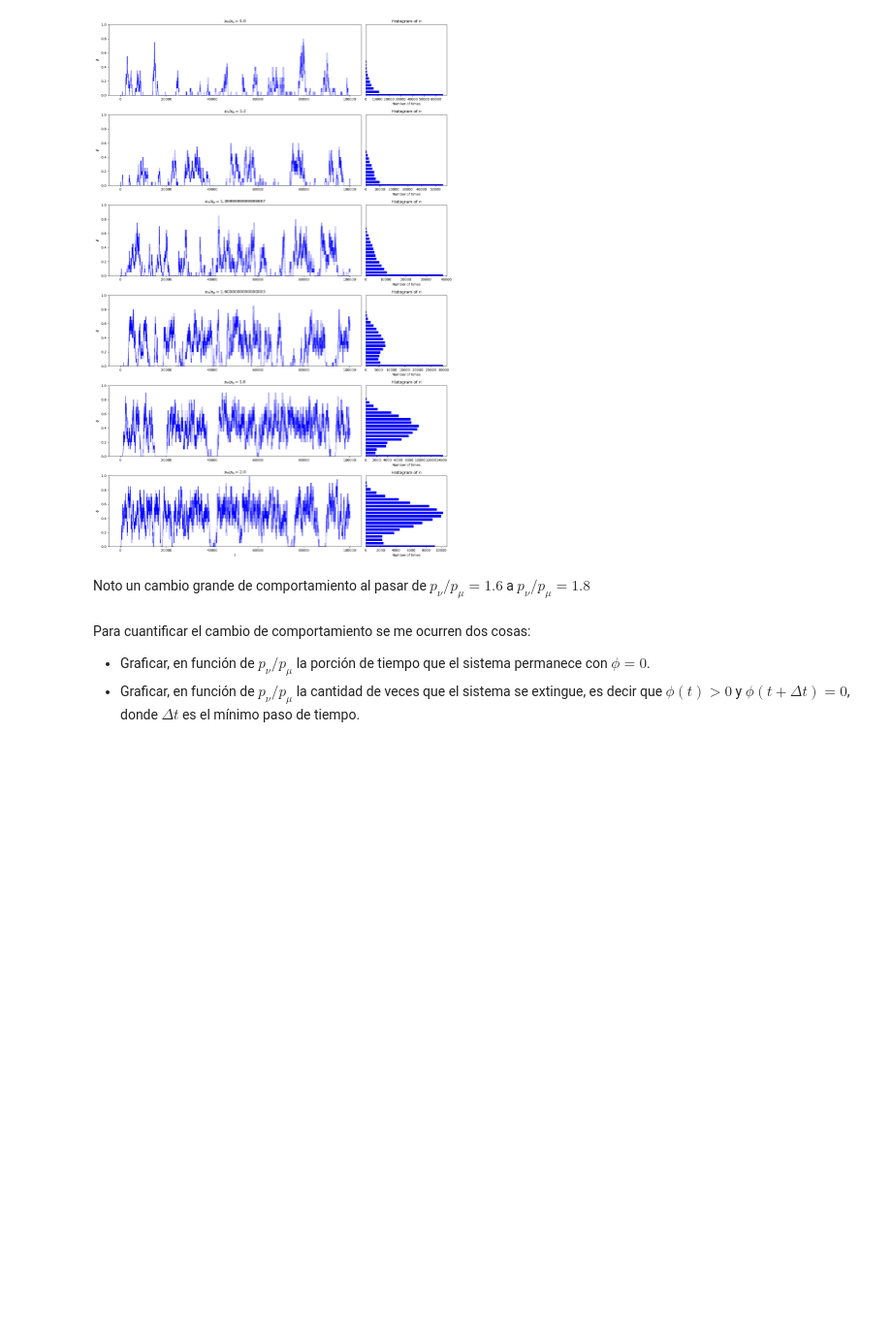
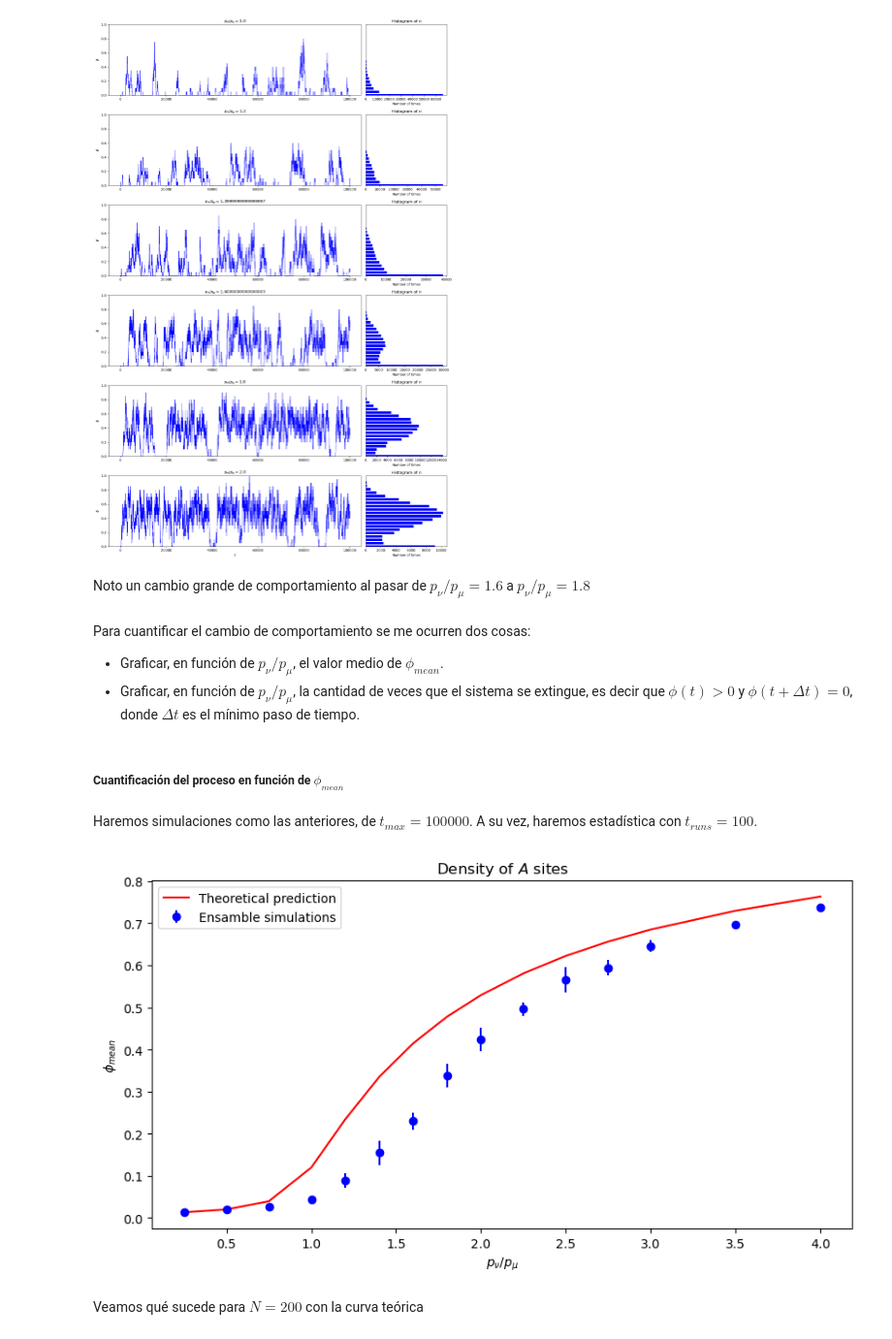
Before and after one commit to lucasmbru/masterIB, a Jupyter notebook: simulaciones/codigos/modelosPropios/populationEvolution.ipynb, the cells around one changed output. Shown at 97% size. Saved outputs shown, nothing was run; the diff lists cells and outputs as text; code cells hidden in the pictures; blank space fills up the shorter version.

Commit message:
Añadiendo algunas carpetas y actualizacion de simulaciones

```diff
--- a/simulaciones/codigos/modelosPropios/populationEvolution.ipynb
+++ b/simulaciones/codigos/modelosPropios/populationEvolution.ipynb
@@ -391,5 +391,46 @@ plt.show()
 Noto un cambio grande de comportamiento al pasar de $p_\nu/p_\mu = 1.6$ a $p_\nu/p_\mu = 1.8$
 # %% [markdown]
 Para cuantificar el cambio de comportamiento se me ocurren dos cosas:
-- Graficar, en función de $p_\nu/p_\mu$ la porción de tiempo que el sistema permanece con $\phi = 0$.
-- Graficar, en función de $p_\nu/p_\mu$ la cantidad de veces que el sistema se extingue, es decir que $\phi(t) > 0$ y $\phi(t+\Delta t) = 0$, donde $\Delta t$ es el mínimo paso de tiempo.
+- Graficar, en función de $p_\nu/p_\mu$, el valor medio de $\phi_{mean}$.
+- Graficar, en función de $p_\nu/p_\mu$, la cantidad de veces que el sistema se extingue, es decir que $\phi(t) > 0$ y $\phi(t+\Delta t) = 0$, donde $\Delta t$ es el mínimo paso de tiempo.
+# %% [markdown]
+##### Cuantificación del proceso en función de $\phi_{mean}$
+# %% [markdown]
+Haremos simulaciones como las anteriores, de $t_{max} = 100000$. A su vez, haremos estadística con $t_{runs} = 100$.
+# %%
+# Parameters
+N = 20
+pmu = 0.2
+pnus = np.array([0.25, 0.5, 0.75, 1, 1.2, 1.4, 1.6, 1.8, 2, 2.25, 2.5, 2.75, 3, 3.5, 4])*pmu
+palpha = 0.01*pmu
+t_max = 100000
+t_runs = 10
+# %%
+# Simulations
+phi_mean = []
+phi_std = []
+
+for pnu in tqdm(pnus):
+    phis = []
+    for j in range(t_runs):
+        history = population_evolution(N, n_initial, u, pmu, pnu, palpha, t_max)
+        phis.append(np.mean(history)/N)
+    phi_mean.append(np.mean(phis))
+    phi_std.append(np.std(phis))
+# %%
+# Plots
+fig = plt.figure(figsize=(10, 5))
+
+# size of markers = 3
+plt.errorbar(pnus/pmu, phi_mean, yerr = phi_std, fmt='o', color='blue')
+plt.plot(pnus/pmu, theoretical_prediction(u, N, pmu, pnus, palpha), color='red')
+plt.xlabel(r"$p_\nu/p_\mu$")
+plt.ylabel(r"$\phi_{mean}$")
+plt.title(r"Density of $A$ sites")
+plt.legend([r"Theoretical prediction", r"Ensamble simulations"])
+
+plt.show()
+# %% [output]
+[figure, added]
+# %% [markdown]
+Veamos qué sucede para $N = 200$ con la curva teórica
```
Also changed, not shown: parts of 16 cells of this notebook, 1 other file.
